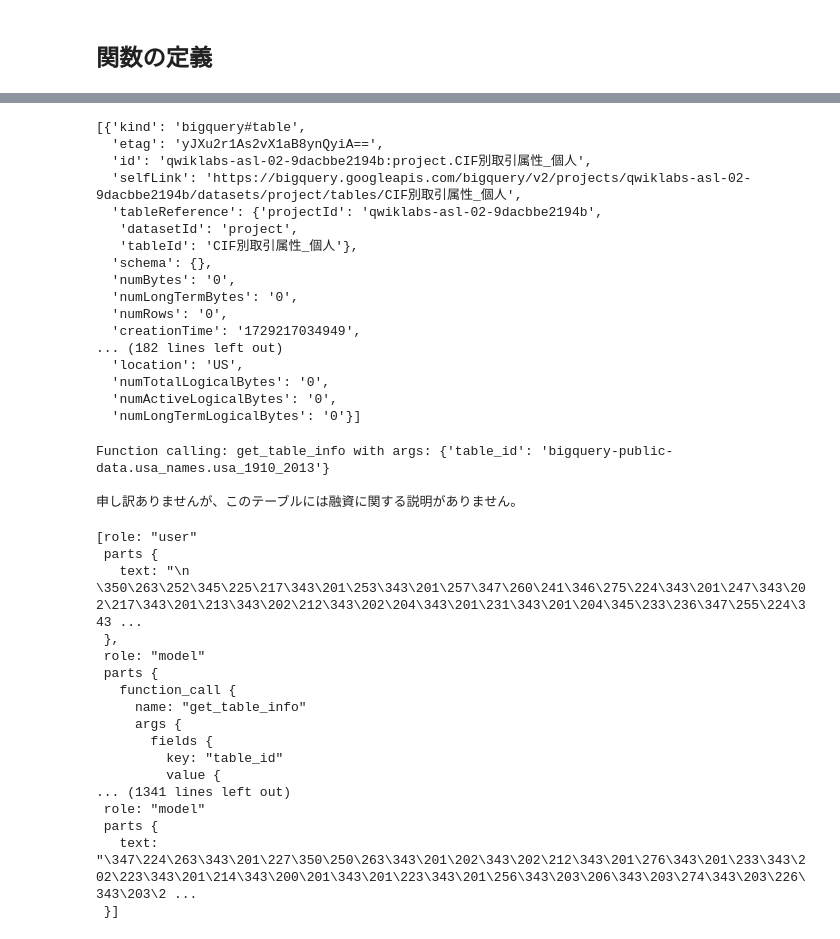
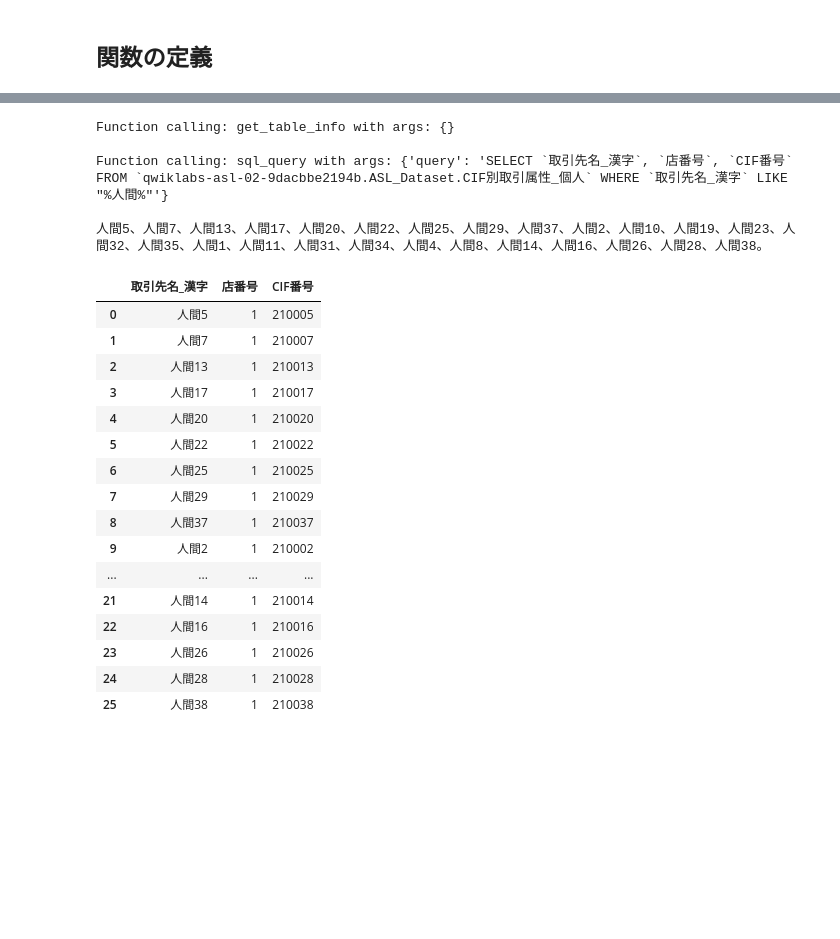
Before and after one commit to Chibabank-ASL2/asl_project1, a Jupyter notebook: function_calling.ipynb, the cells around one changed output, grey strips where cells are left out. Saved outputs shown, nothing was run; the diff lists cells and outputs as text; code cells hidden in the pictures; blank space fills up the shorter version.

```diff
--- a/function_calling.ipynb
+++ b/function_calling.ipynb
@@ -120,23 +174,3 @@ def get_table_info():
-# %%
-get_table_info()
-# %% [output]
-[{'kind': 'bigquery#table',
-  'etag': 'yJXu2r1As2vX1aB8ynQyiA==',
-  'id': 'qwiklabs-asl-02-9dacbbe2194b:project.CIF別取引属性_個人',
-  'selfLink': 'https://bigquery.googleapis.com/bigquery/v2/projects/qwiklabs-asl-02-9dacbbe2194b/datasets/project/tables/CIF別取引属性_個人',
-  'tableReference': {'projectId': 'qwiklabs-asl-02-9dacbbe2194b',
-   'datasetId': 'project',
-   'tableId': 'CIF別取引属性_個人'},
-  'schema': {},
-  'numBytes': '0',
-  'numLongTermBytes': '0',
-  'numRows': '0',
-  'creationTime': '1729217034949',
-... (182 lines left out)
-  'location': 'US',
-  'numTotalLogicalBytes': '0',
-  'numActiveLogicalBytes': '0',
-  'numLongTermLogicalBytes': '0'}]
 # %%
 def handle_query_fn_call(fn_name: str, fn_args: dict):
     """Handles query tool function calls."""
@@ -158,38 +193,44 @@ chat = ChatAgent(model=model, tool_handler_fn=handle_query_fn_call)
 # %%
+chat = ChatAgent(model=model, tool_handler_fn=handle_query_fn_call)
 # Insert an initialization prompt before the first chat to help guide model behavior and output style/format
 
 init_prompt = """
     質問には簡潔でわかりやすい回答をお願いします。
-BigQuery テーブルをクエリして得た情報のみを使用してください。
-情報を捏造しないでください。
+    BigQuery テーブルをクエリして得た情報のみを使用してください。
+    情報を捏造しないでください。クエリを作成する前に、必ずどのテーブルが利用可能かを確認し、関連するテーブルの情報を入手してください。
 
     Question:
 """
 
-prompt = "融資についてのテーブルの説明をしてください"
+prompt = """
+名前に人間が含まれる先のリストをください
+"""
 response = chat.send_message(init_prompt + prompt)
 print(response.text)
 # %% [output]
-Function calling: get_table_info with args: {'table_id': 'bigquery-public-data.usa_names.usa_1910_2013'}
+Function calling: get_table_info with args: {}
 
-申し訳ありませんが、このテーブルには融資に関する説明がありません。
+Function calling: sql_query with args: {'query': 'SELECT `取引先名_漢字`, `店番号`, `CIF番号` FROM `qwiklabs-asl-02-9dacbbe2194b.ASL_Dataset.CIF別取引属性_個人` WHERE `取引先名_漢字` LIKE "%人間%"'}
+
+人間5、人間7、人間13、人間17、人間20、人間22、人間25、人間29、人間37、人間2、人間10、人間19、人間23、人間32、人間35、人間1、人間11、人間31、人間34、人間4、人間8、人間14、人間16、人間26、人間28、人間38。
-# %%
-chat.chat_session.history
-# %% [output]
-[role: "user"
- parts {
-   text: "\n    \350\263\252\345\225\217\343\201\253\343\201\257\347\260\241\346\275\224\343\201\247\343\202\217\343\201\213\343\202\212\343\202\204\343\201\231\343\201\204\345\233\236\347\255\224\343 ...
- },
- role: "model"
- parts {
-   function_call {
-     name: "get_table_info"
-     args {
-       fields {
-         key: "table_id"
-         value {
-... (1341 lines left out)
- role: "model"
- parts {
-   text: "\347\224\263\343\201\227\350\250\263\343\201\202\343\202\212\343\201\276\343\201\233\343\202\223\343\201\214\343\200\201\343\201\223\343\201\256\343\203\206\343\203\274\343\203\226\343\203\2 ...
- }]
+# %%
+%%bigquery
+SELECT `取引先名_漢字`, `店番号`, `CIF番号` FROM `qwiklabs-asl-02-9dacbbe2194b.ASL_Dataset.CIF別取引属性_個人` WHERE `取引先名_漢字` LIKE "%人間%"
+# %% [output]
+|  | 取引先名_漢字 | 店番号 | CIF番号 |
+| 0 | 人間5 | 1 | 210005 |
+| 1 | 人間7 | 1 | 210007 |
+| 2 | 人間13 | 1 | 210013 |
+| 3 | 人間17 | 1 | 210017 |
+| 4 | 人間20 | 1 | 210020 |
+| 5 | 人間22 | 1 | 210022 |
+| 6 | 人間25 | 1 | 210025 |
+| 7 | 人間29 | 1 | 210029 |
+| 8 | 人間37 | 1 | 210037 |
+| 9 | 人間2 | 1 | 210002 |
+| ... | ... | ... | ... |
+| 21 | 人間14 | 1 | 210014 |
+| 22 | 人間16 | 1 | 210016 |
+| 23 | 人間26 | 1 | 210026 |
+| 24 | 人間28 | 1 | 210028 |
+| 25 | 人間38 | 1 | 210038 |
```
Also changed, not shown: parts of 12 cells of this notebook.
